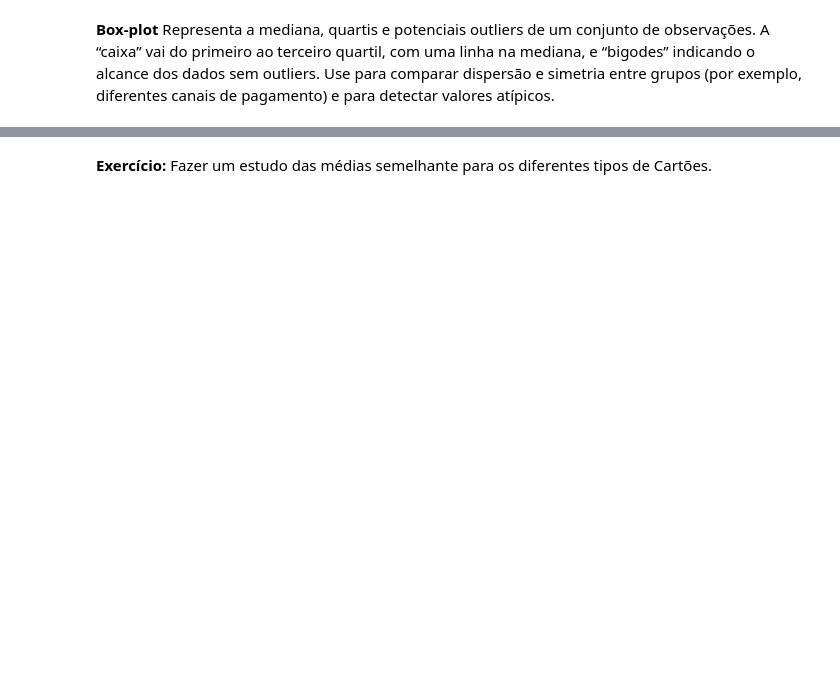
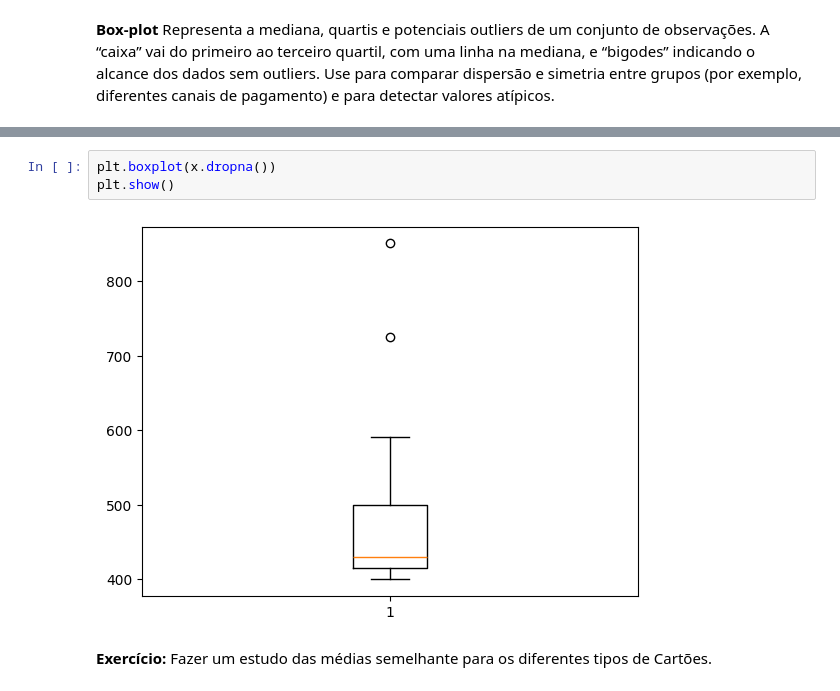
Before and after one commit to riquelmexs/ETLbcb, a Jupyter notebook: Relatorio.ipynb, the cells around one changed output, grey strips where cells are left out. Cells and saved outputs as stored; diff of their text form; blank space fills up the shorter version.

```diff
--- a/Relatorio.ipynb
+++ b/Relatorio.ipynb
@@ -272,2 +359,7 @@ Representa a mediana, quartis e potenciais outliers de um conjunto de observaç
+# %%
+plt.boxplot(x.dropna())
+plt.show()
+# %% [output]
+[figure, added]
 # %% [markdown]
 **Exercício:** Fazer um estudo das médias semelhante para os diferentes tipos de Cartões.
```
Also changed, not shown: parts of 10 cells of this notebook, 1 other file.
